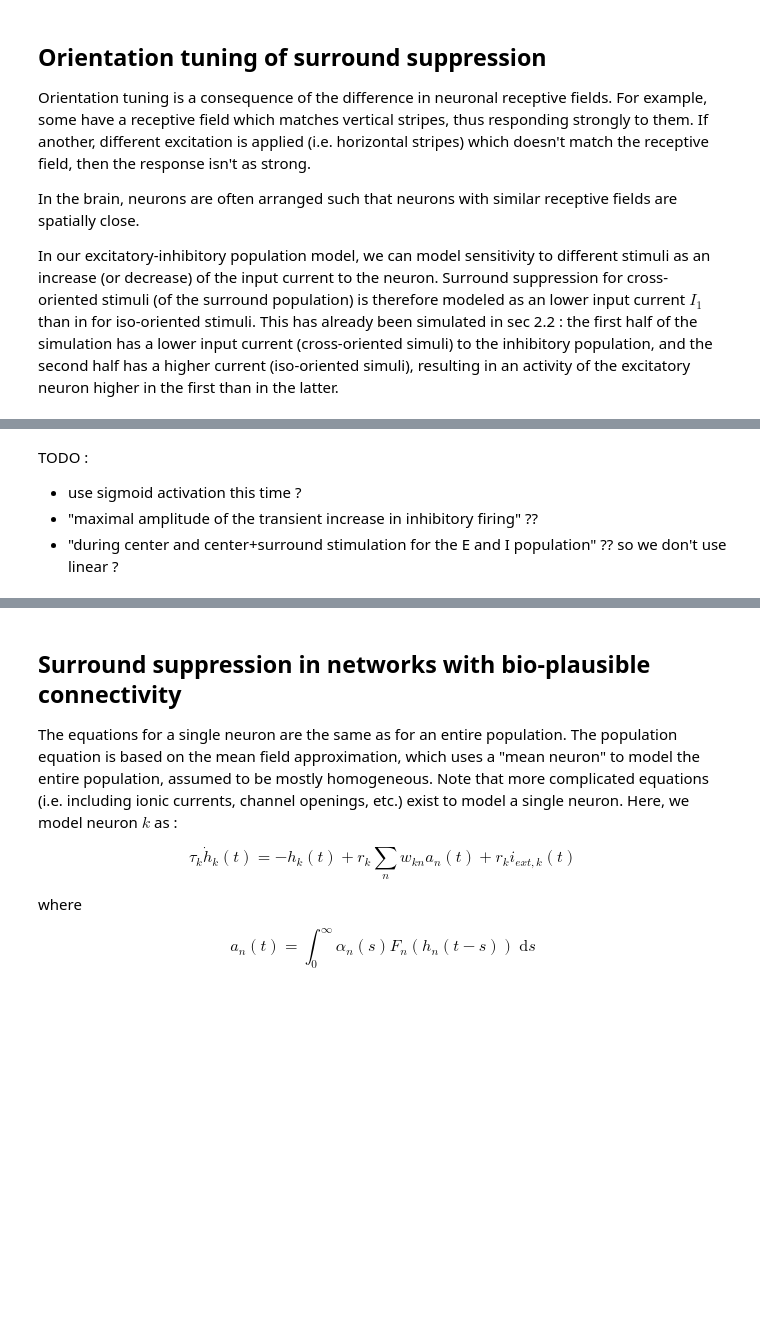
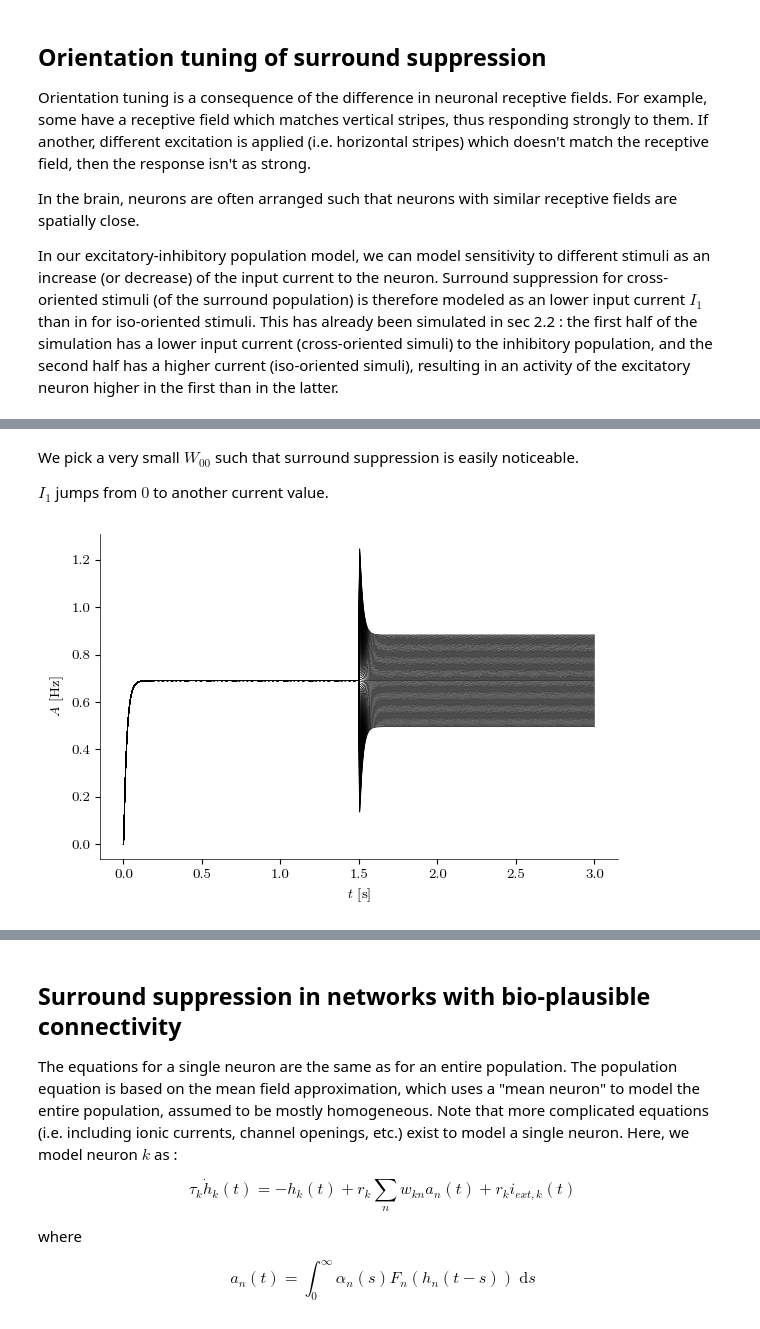
Before and after one commit to ninivert/BIO465-cortical-surround-suppression, a Jupyter notebook: src/notebook.ipynb, the cells around one changed output, grey strips where cells are left out. Cells and saved outputs as stored; diff of their text form; code cells hidden in the pictures; blank space fills up the shorter version.

```diff
--- a/src/notebook.ipynb
+++ b/src/notebook.ipynb
@@ -790,5 +790,37 @@ plt.show()
-# %% [markdown]
-TODO :
-- use sigmoid activation this time ?
-- "maximal amplitude of the transient increase in inhibitory firing" ??
-- "during center and center+surround stimulation for the E and I population" ?? so we don't use linear ?
+# %% [markdown]
+We pick a very small $W_{00}$ such that surround suppression is easily noticeable.
+
+$I_1$ jumps from $0$ to another current value.
+# %%
+I1s = np.linspace(-5, 5, 100)
+kinks = np.zeros_like(I1s)
+
+plt.close('all')
+fig, ax = plt.subplots(dpi=100)
+ax.set_xlabel('$t$ [s]')
+ax.set_ylabel('$A$ [Hz]')
+
+for idx in range(len(kinks)):
+	pop = Populations(
+		W=np.array([[0.1, -4], [4, -7]]),
+		tau=np.array([0.06, 0.012]),
+		R=1,
+		gain_fn=identity,
+		I_ext=(1-Heaviside(1.5))*Flat(np.array([4.0, 0.0])) + Heaviside(1.5)*Flat(np.array([4.0, I1s[idx]]))
+	)
+	res = pop.simulate_h(np.array([0, 0]), (0, 3), dt_max=0.01)
+
+	idx_t2 = np.argmin(res.t < 1.5)  # time just after the transition
+	A_f = pop.gain_fn(res.y[1, -1])
+	A_before = pop.gain_fn(res.y[1, idx_t2-4])
+	if A_f > A_before:
+		idx_kink = np.argmax(pop.gain_fn(res.y[1, idx_t2:]))  # final activity raised
+	else:
+		idx_kink = np.argmin(pop.gain_fn(res.y[1, idx_t2:]))  # final activity lowered
+	kinks[idx] = pop.gain_fn(res.y[1, idx_t2+idx_kink]) - A_f
+
+	ax.plot(res.t, pop.gain_fn(res.y[1]), linewidth=0.5, color='k')
+
+plt.show()
+# %% [output]
+[figure, added]
```
Also changed, not shown: parts of 6 cells of this notebook, 8 other files.
